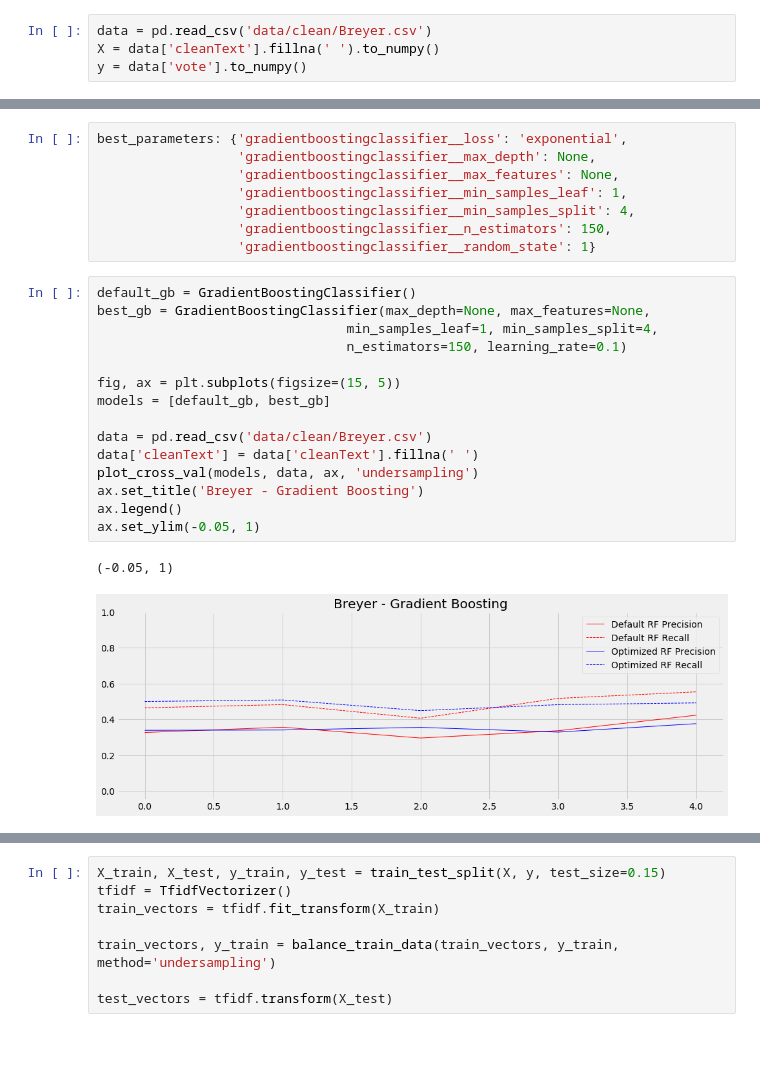
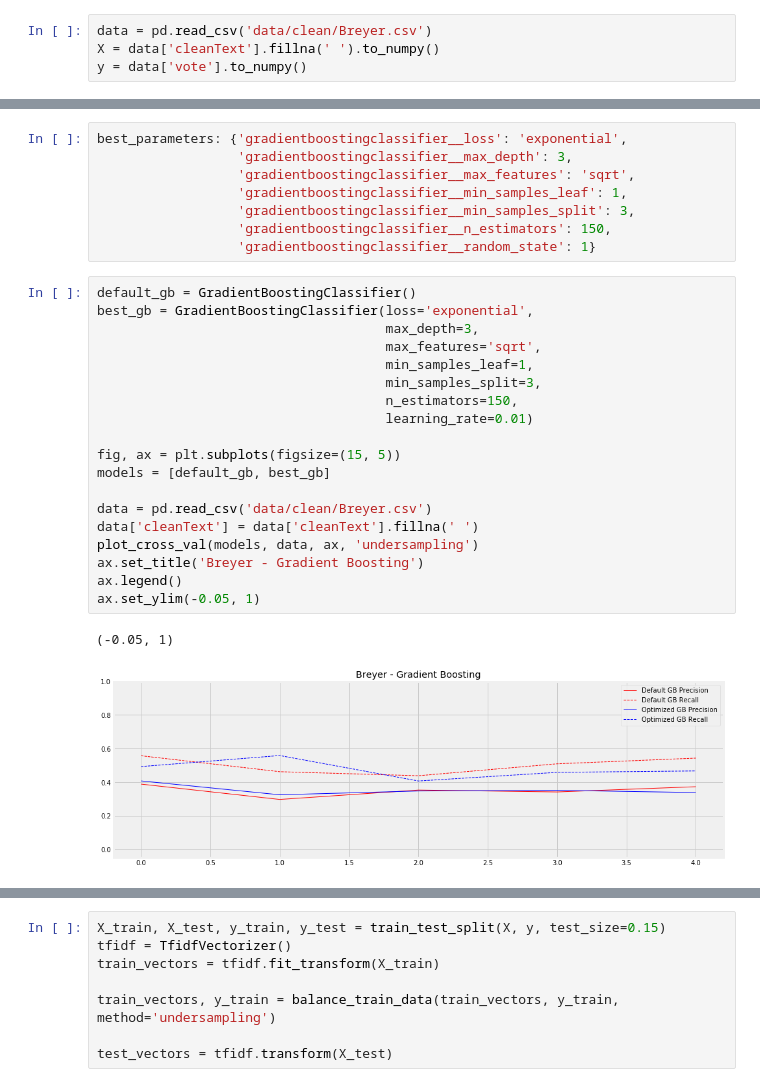
Before and after one commit to rcohngru/Predicting-Supreme-Court-Outcomes, a Jupyter notebook: Hyperparameter Tuning.ipynb, the cells around one changed output, grey strips where cells are left out. Drawn from its saved outputs; the diff is of its cells as text; blank space fills up the shorter version.

```diff
--- a/Hyperparameter Tuning.ipynb
+++ b/Hyperparameter Tuning.ipynb
@@ -200,26 +192,30 @@ best parameters: {'gradientboostingclassifier__loss': 'exponential', 'gradientbo
 # %%
 best_parameters: {'gradientboostingclassifier__loss': 'exponential',
-                  'gradientboostingclassifier__max_depth': None,
-                  'gradientboostingclassifier__max_features': None,
+                  'gradientboostingclassifier__max_depth': 3,
+                  'gradientboostingclassifier__max_features': 'sqrt',
                   'gradientboostingclassifier__min_samples_leaf': 1,
-                  'gradientboostingclassifier__min_samples_split': 4,
+                  'gradientboostingclassifier__min_samples_split': 3,
                   'gradientboostingclassifier__n_estimators': 150,
                   'gradientboostingclassifier__random_state': 1}
 # %%
 default_gb = GradientBoostingClassifier()
-best_gb = GradientBoostingClassifier(max_depth=None, max_features=None,
-                                min_samples_leaf=1, min_samples_split=4,
-                                n_estimators=150, learning_rate=0.1)
+best_gb = GradientBoostingClassifier(loss='exponential',
+                                     max_depth=3,
+                                     max_features='sqrt',
+                                     min_samples_leaf=1,
+                                     min_samples_split=3,
+                                     n_estimators=150,
+                                     learning_rate=0.01)
 
 fig, ax = plt.subplots(figsize=(15, 5))
 models = [default_gb, best_gb]
 
 data = pd.read_csv('data/clean/Breyer.csv')
 data['cleanText'] = data['cleanText'].fillna(' ')
 plot_cross_val(models, data, ax, 'undersampling')
 ax.set_title('Breyer - Gradient Boosting')
 ax.legend()
 ax.set_ylim(-0.05, 1)
 # %% [output]
 (-0.05, 1)
-[figure, old version]
+[figure, new version]
```
Also changed, not shown: parts of 22 cells of this notebook, 5 other files.
